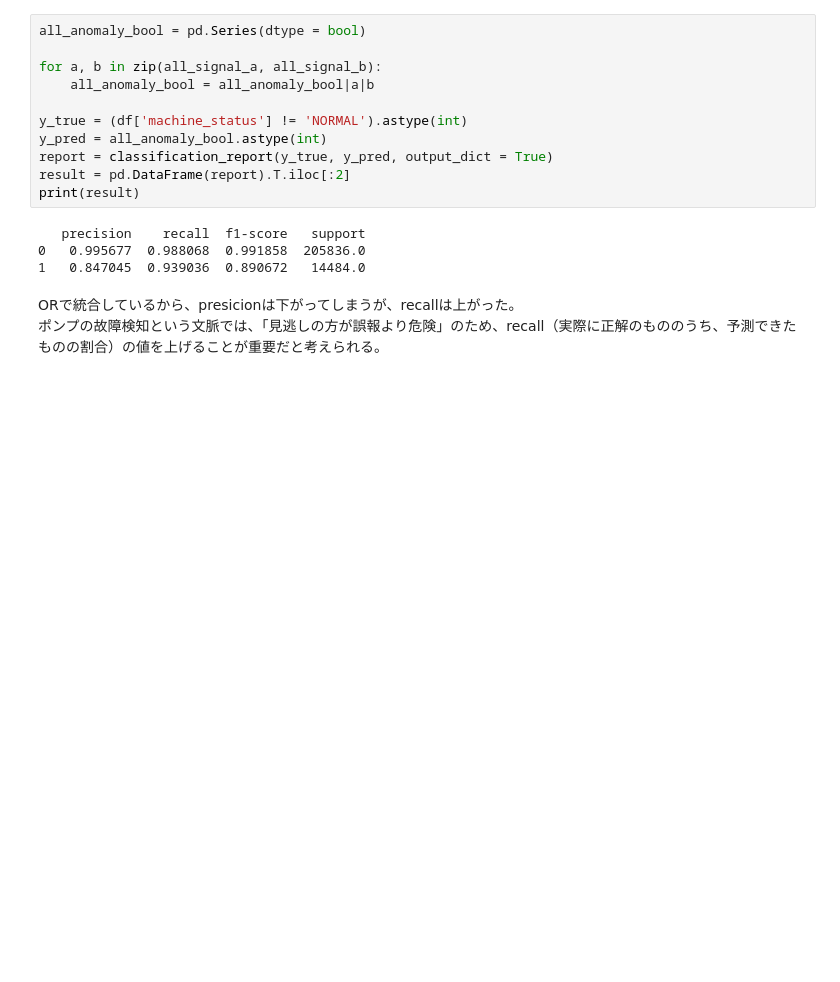
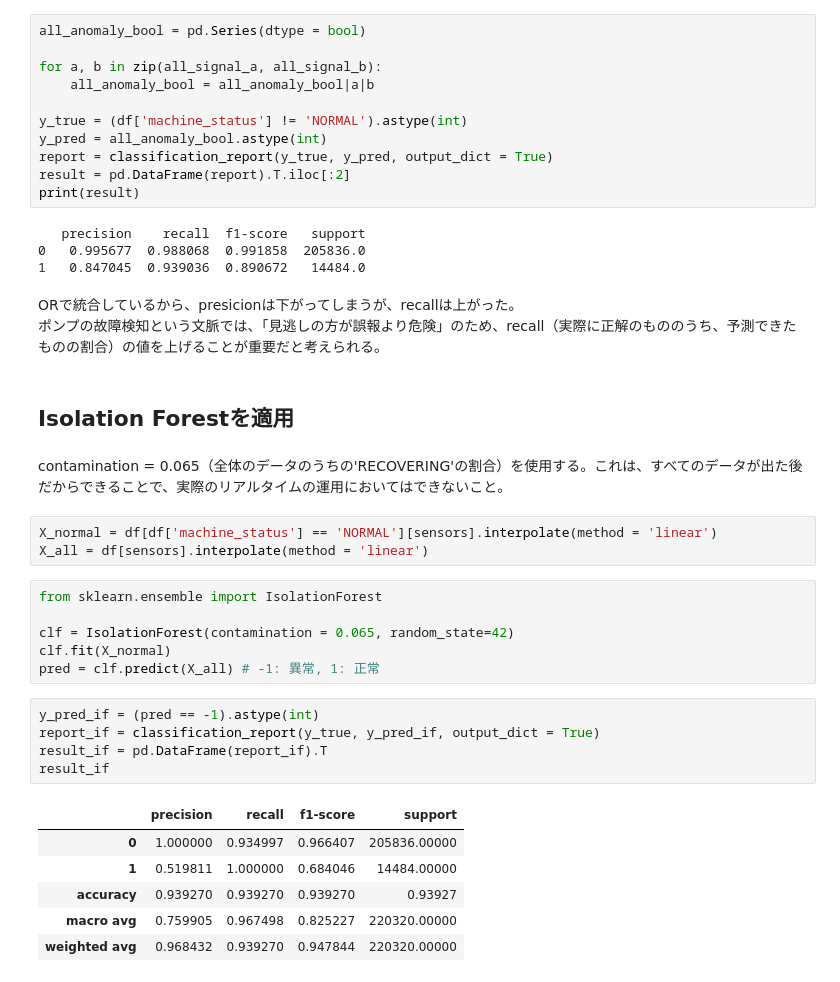
Before and after one commit to kowowowowmi/pump-anomaly-detection, a Jupyter notebook: notebooks/03_modeling_advanced.ipynb, the cells around one changed output. Cells and saved outputs as stored; diff of their text form; blank space fills up the shorter version.

```diff
--- a/notebooks/03_modeling_advanced.ipynb
+++ b/notebooks/03_modeling_advanced.ipynb
@@ -201,3 +205,28 @@ print(result)
 # %% [markdown]
 ORで統合しているから、presicionは下がってしまうが、recallは上がった。
 <br>ポンプの故障検知という文脈では、「見逃しの方が誤報より危険」のため、recall（実際に正解のもののうち、予測できたものの割合）の値を上げることが重要だと考えられる。
+# %% [markdown]
+## Isolation Forestを適用
+# %% [markdown]
+contamination = 0.065（全体のデータのうちの'RECOVERING'の割合）を使用する。これは、すべてのデータが出た後だからできることで、実際のリアルタイムの運用においてはできないこと。
+# %%
+X_normal = df[df['machine_status'] == 'NORMAL'][sensors].interpolate(method = 'linear')
+X_all = df[sensors].interpolate(method = 'linear')
+# %%
+from sklearn.ensemble import IsolationForest
+
+clf = IsolationForest(contamination = 0.065, random_state=42)
+clf.fit(X_normal)
+pred = clf.predict(X_all) # -1: 異常, 1: 正常
+# %%
+y_pred_if = (pred == -1).astype(int)
+report_if = classification_report(y_true, y_pred_if, output_dict = True)
+result_if = pd.DataFrame(report_if).T
+result_if
+# %% [output]
+|  | precision | recall | f1-score | support |
+| 0 | 1.000000 | 0.934997 | 0.966407 | 205836.00000 |
+| 1 | 0.519811 | 1.000000 | 0.684046 | 14484.00000 |
+| accuracy | 0.939270 | 0.939270 | 0.939270 | 0.93927 |
+| macro avg | 0.759905 | 0.967498 | 0.825227 | 220320.00000 |
+| weighted avg | 0.968432 | 0.939270 | 0.947844 | 220320.00000 |
```
Also changed, not shown: parts of 6 cells of this notebook.
